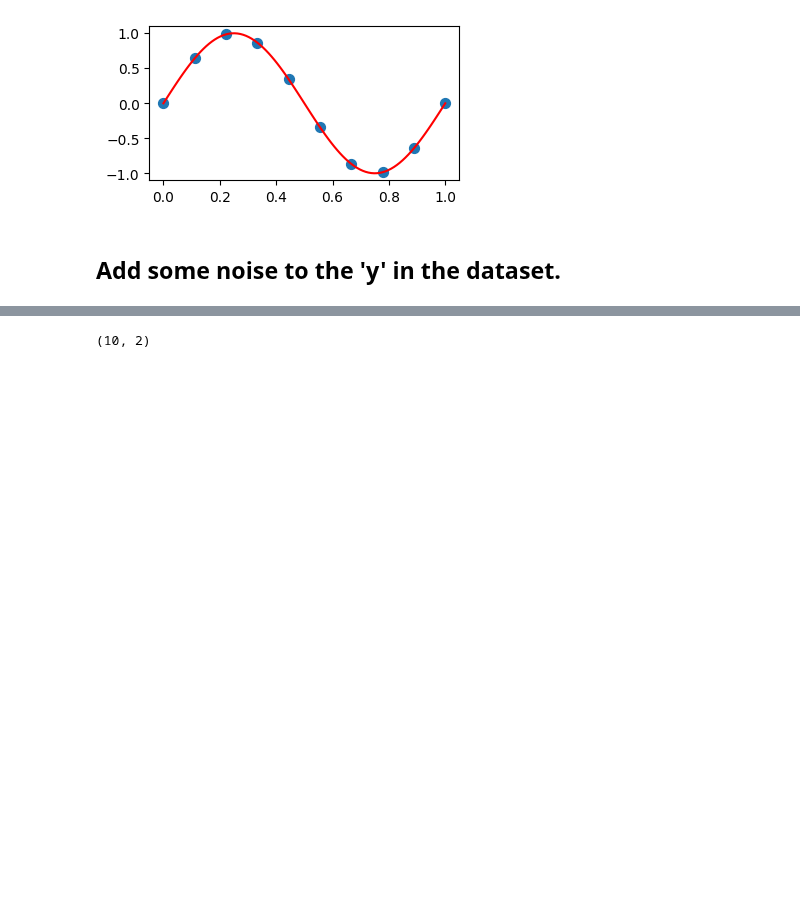
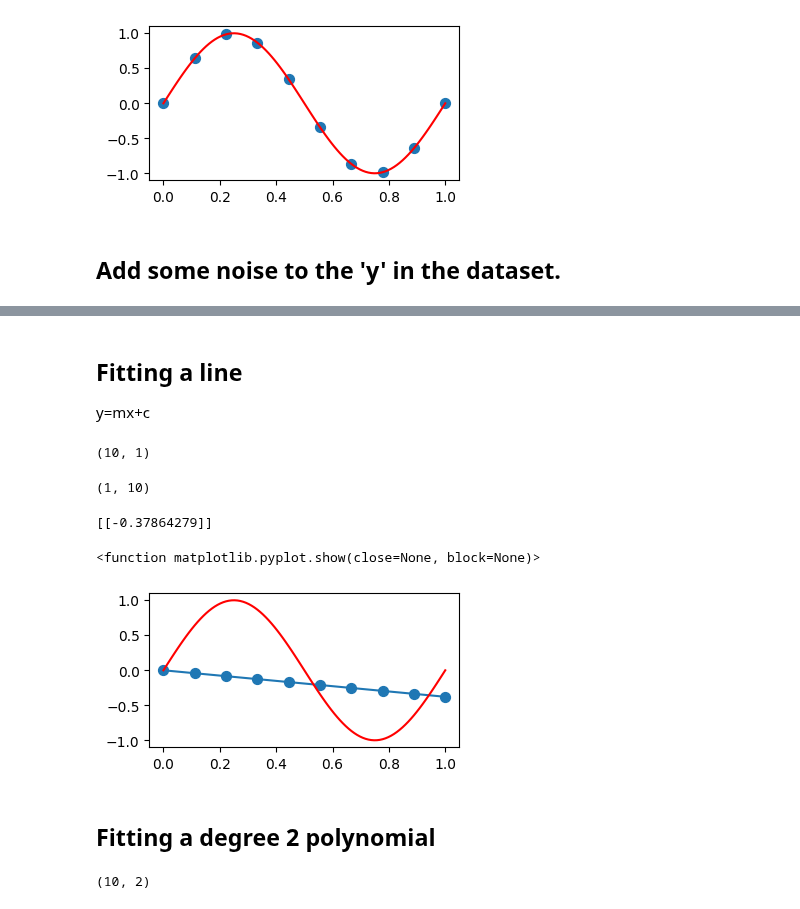
Before and after one commit to aruntakhur/GEU_ML, a Jupyter notebook: LinearRegression.ipynb, the cells around one changed output, grey strips where cells are left out. Drawn from its saved outputs; the diff is of its cells as text; code cells hidden in the pictures; blank space fills up the shorter version.

```diff
--- a/LinearRegression.ipynb
+++ b/LinearRegression.ipynb
@@ -123,4 +123,35 @@ y.shape
 (10, 1)
+# %% [markdown]
+## Fitting a line
+y=mx+c
+# %%
+X = np.array([x]).T
+X.shape
+# %% [output]
+(10, 1)
+# %%
+xTx = np.dot(np.linalg.inv(np.dot(X.T,X)),X.T)
+xTx.shape
+# %% [output]
+(1, 10)
+# %%
+w_ML = np.dot(xTx,y)
+# %%
+print(w_ML)
+# %% [output]
+[[-0.37864279]]
+# %%
+predicted = X@w_ML
+plt.figure(figsize=(4,2))
+plt.scatter(x,predicted,s=50)
+plt.plot(x,predicted)
+plt.plot(x_true,y_true,c = 'r')
+plt.show
+# %% [output]
+<function matplotlib.pyplot.show(close=None, block=None)>
+[figure, added]
+# %% [markdown]
+## Fitting a degree 2 polynomial
 # %%
 X = np.array([x,x**2]).T
 X.shape
```
Also changed, not shown: parts of 6 cells of this notebook.
